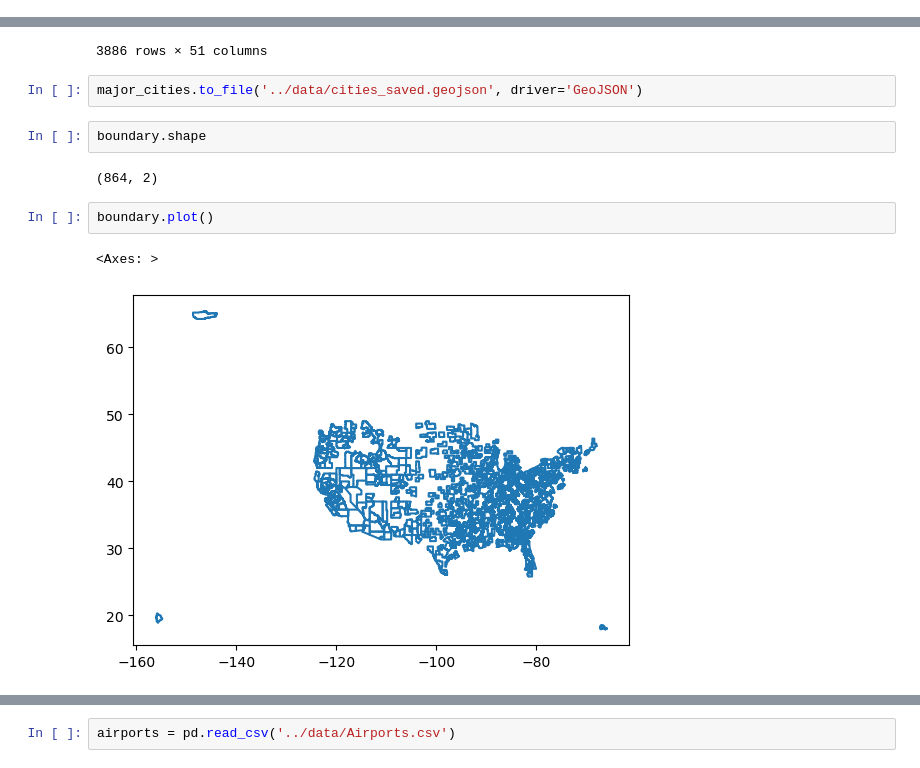
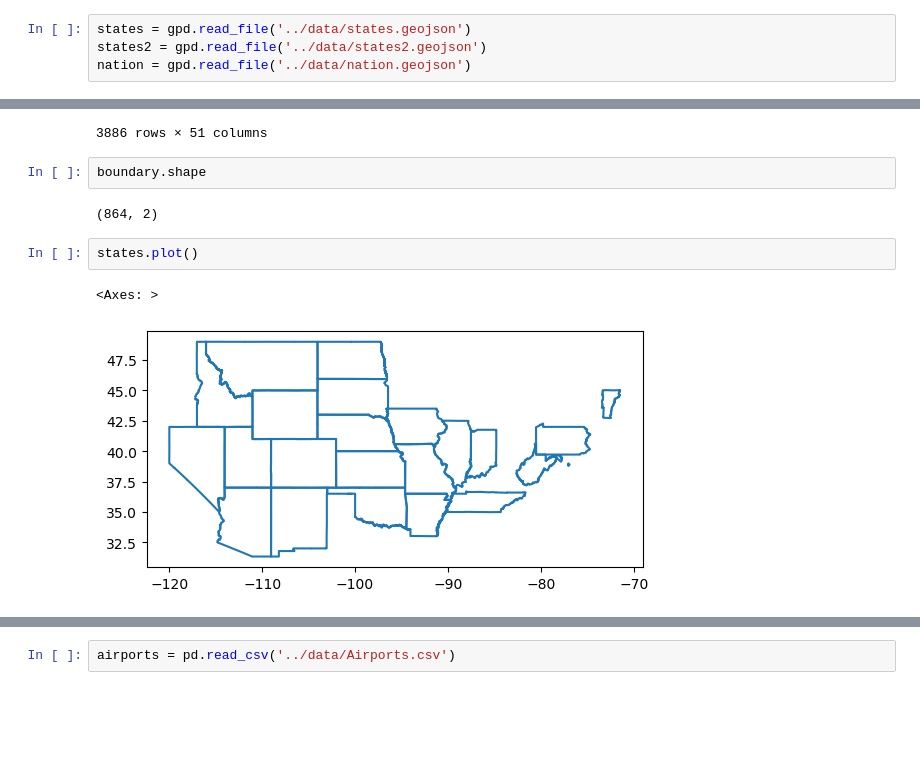
Before and after one commit to rosewisotzky/data_capstone, a Jupyter notebook: notebooks/airport eda.ipynb, the cells around one changed output, grey strips where cells are left out. Drawn from its saved outputs; the diff is of its cells as text; blank space fills up the shorter version.

```diff
--- a/notebooks/airport eda.ipynb
+++ b/notebooks/airport eda.ipynb
@@ -10,3 +10,7 @@ import json
 # %%
 boundary = gpd.read_file('../data/city_boundary.geojson')
 major_cities = gpd.read_file('../data/USA_Major_Cities.geojson')
+# %%
+states = gpd.read_file('../data/states.geojson')
+states2 = gpd.read_file('../data/states2.geojson')
+nation = gpd.read_file('../data/nation.geojson')
@@ -82,14 +74,12 @@ major_cities
 | 3884 | 3885 | Hopewell | city | VA | 51 | 5138424 |  | 6 | 22935 | 22591 | ... |
 | 3885 | 3886 | Huntington | Census Designated Place | VA | 51 | 5139064 |  | 6 | 13120 | 11267 | ... |
 3886 rows × 51 columns
-# %%
-major_cities.to_file('../data/cities_saved.geojson', driver='GeoJSON')
 # %%
 boundary.shape
 # %% [output]
 (864, 2)
 # %%
-boundary.plot()
+states.plot()
 # %% [output]
 <Axes: >
-[figure, old version]
+[figure, new version]
```
Also changed, not shown: parts of 7 cells of this notebook, 2 other files.
